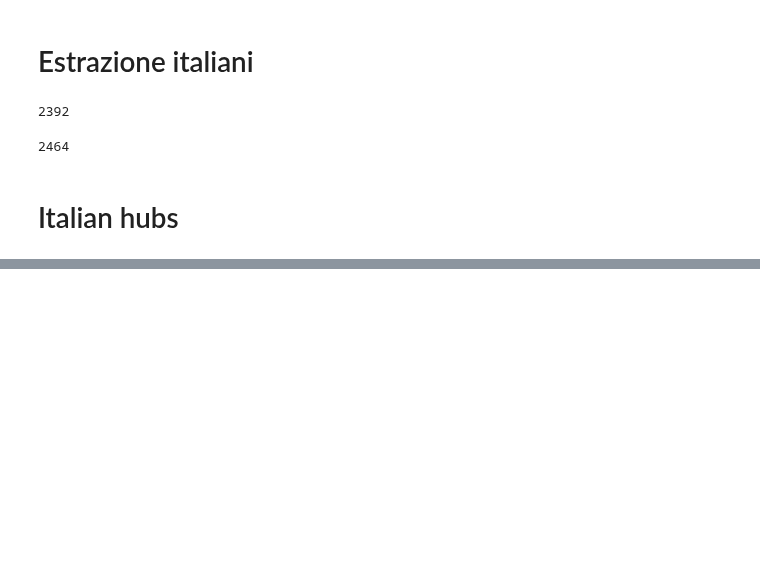
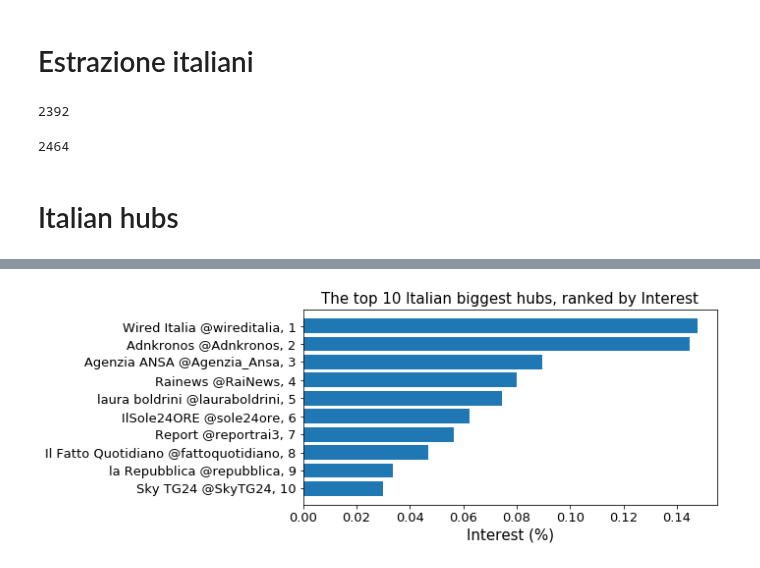
Before and after one commit to biyanisuraj/the_facebook_scandal, a Jupyter notebook: scripts/network_analysis/hubs_analysis.ipynb, the cells around one changed output, grey strips where cells are left out. Saved outputs shown, nothing was run; the diff lists cells and outputs as text; code cells hidden in the pictures; blank space fills up the shorter version.

```diff
--- a/scripts/network_analysis/hubs_analysis.ipynb
+++ b/scripts/network_analysis/hubs_analysis.ipynb
@@ -257,0 +355,23 @@ NameError: name 'nx' is not defined
+# %%
+df_interest_ita = df_ita.sort_values('in_degree',ascending=False).iloc[:n]
+df_interest_ita = df_interest_ita.sort_values('Interest')
+
+lab_screen =df_interest_ita['screen_name'][:n]
+lab =df_interest_ita['name'][:n]
+lab = lab+" "+lab_screen
+nums = range(n,0,-1)
+lab = [ l+", "+str(nums[i])   for i,l in enumerate(lab) ]
+# %%
+plt.subplots(figsize=(10,4))
+X=df_interest_ita['Interest'][:n]*100
+#X=df_interest['Interest'][:n]
+plt.barh(range(n), X)
+#plt.barh(range(n),df_interest['followers'])
+##plt.barh(range(n),df_interest['C'])
+plt.yticks( range(n),lab)
+plt.title('The top {} Italian biggest hubs, ranked by Interest'.format(n))
+plt.xlabel('Interest (%)')
+plt.tight_layout()
+plt.savefig('./imgs/hubs_interest_ita.pdf', format='pdf')
+# %% [output]
+[figure, added]
```
Also changed, not shown: parts of 14 cells of this notebook, 7 other files.
